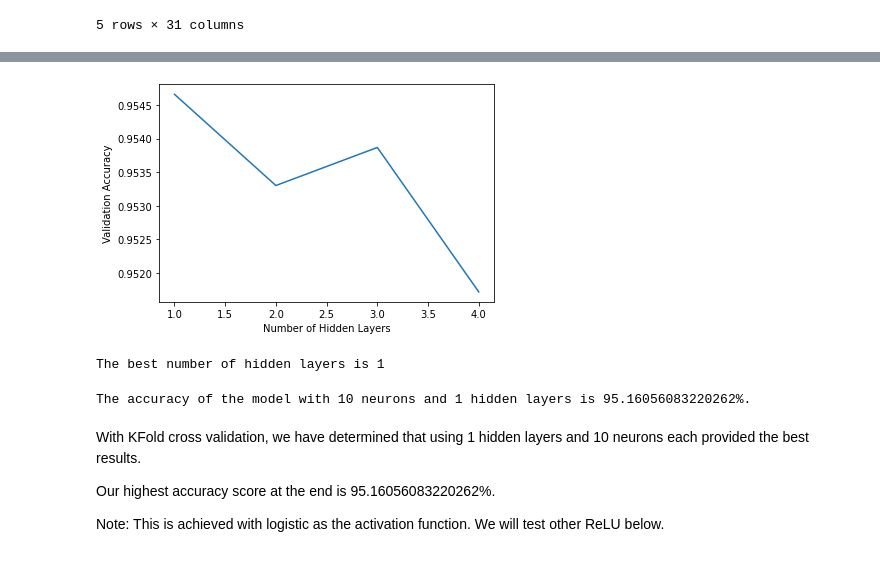
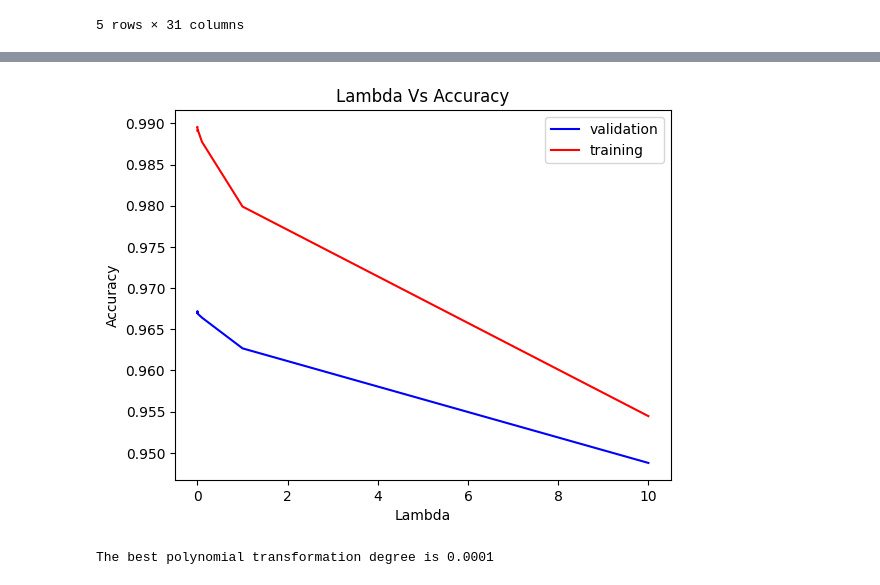
Before and after one commit to rakeebh7233/phishing-prediction, a Jupyter notebook: neural_network.ipynb, the cells around one changed output, grey strips where cells are left out. Drawn from its saved outputs; the diff is of its cells as text; code cells hidden in the pictures.

```diff
--- a/neural_network.ipynb
+++ b/neural_network.ipynb
@@ -80,0 +92,12 @@ The accuracy of the model with 10 neurons and 1 hidden layers is 95.160560832202
+# %%
+plt.title("Degree Vs Accuracy")
+plt.plot(range(1, 4), validation_accuracy, color="blue", label="validation")
+plt.plot(range(1, 4), training_accuracy, color="red", label="training")
+plt.xlabel("Degree")
+plt.ylabel("Accuracy")
+plt.legend()
+plt.show()
+
+# The best degree
+best_degree = np.argmax(validation_accuracy) + 1
+print("The best polynomial transformation degree is", best_degree)
@@ -81,45 +107,39 @@ The accuracy of the model with 10 neurons and 1 hidden layers is 95.160560832202
 # %%
-validation_accuracy = []
-for layers in range(1, 5):
-    accuracy = []
+kfold = KFold(n_splits=5, shuffle=True, random_state=1)
+
+lambdas = [0.00001, 0.0001, 0.001, 0.01, 0.1, 1, 10]
+poly = PolynomialFeatures(best_degree)
+
+validation_accuracy, training_accuracy = [], []
+for alpha in lambdas:
+    accuracy_v, accuracy_t = [], []
     for train_index, test_index in kfold.split(X_train):
         X_train_cv, X_test_cv = X_train[train_index], X_train[test_index]
         y_train_cv, y_test_cv = y_train[train_index], y_train[test_index]
 
-        clf = MLPClassifier(hidden_layer_sizes=[best_neurons]*layers, max_iter=1000, random_state=1, activation="logistic")
-        clf.fit(X_train_cv, y_train_cv)
-        y_pred = clf.predict(X_test_cv)
-        accuracy.append(accuracy_score(y_test_cv, y_pred))
-    validation_accuracy.append(np.mean(accuracy))
+        X_train_poly = poly.fit_transform(X_train_cv)
+        X_test_poly = poly.transform(X_test_cv)
 
-plt.plot(range(1, 5), validation_accuracy)
-plt.xlabel("Number of Hidden Layers")
-plt.ylabel("Validation Accuracy")
+        clf = MLPClassifier(hidden_layer_sizes=[10], max_iter=1000, random_state=1, activation="relu", alpha=alpha)
+        clf.fit(X_train_poly, y_train_cv)
+
+        accuracy_t.append(accuracy_score(y_train_cv, clf.predict(X_train_poly)))
+        accuracy_v.append(accuracy_score(y_test_cv, clf.predict(X_test_poly)))
+
+    training_accuracy.append(np.mean(accuracy_t))
+    validation_accuracy.append(np.mean(accuracy_v))
+
+plt.title("Lambda Vs Accuracy")
+plt.plot(lambdas, validation_accuracy, color="blue", label="validation")
+plt.plot(lambdas, training_accuracy, color="red", label="training")
+plt.xlabel("Lambda")
+plt.ylabel("Accuracy")
+plt.legend()
 plt.show()
 
-# The best number of hidden layers
-best_layers = np.argmax(validation_accuracy) + 1
-print("The best number of hidden layers is", best_layers)
+# The best degree
+best_lambda = np.argmax(validation_accuracy)
+print("The best polynomial transformation degree is", lambdas[best_lambda])
 # %% [output]
-[figure, old version]
+[figure, new version]
-The best number of hidden layers is 1
+The best polynomial transformation degree is 0.0001
-# %%
-clf = MLPClassifier(hidden_layer_sizes=[best_neurons]*best_layers, max_iter=1000, random_state=1, activation="logistic")
-
-# Fitting the model
-clf.fit(X_train, y_train)
-
-# Predicting the Test set results
-y_pred = clf.predict(X_test)
-
-# Calculating the accuracy
-accuracy = accuracy_score(y_test, y_pred)
-print(f"The accuracy of the model with {best_neurons} neurons and {best_layers} hidden layers is {accuracy*100}%.")
-# %% [output]
-The accuracy of the model with 10 neurons and 1 hidden layers is 95.16056083220262%.
-# %% [markdown]
-With KFold cross validation, we have determined that using 1 hidden layers and 10 neurons each provided the best results.
-
-Our highest accuracy score at the end is 95.16056083220262%.
-
-Note: This is achieved with logistic as the activation function. We will test other ReLU below.
```
Also changed, not shown: parts of 16 cells of this notebook.
